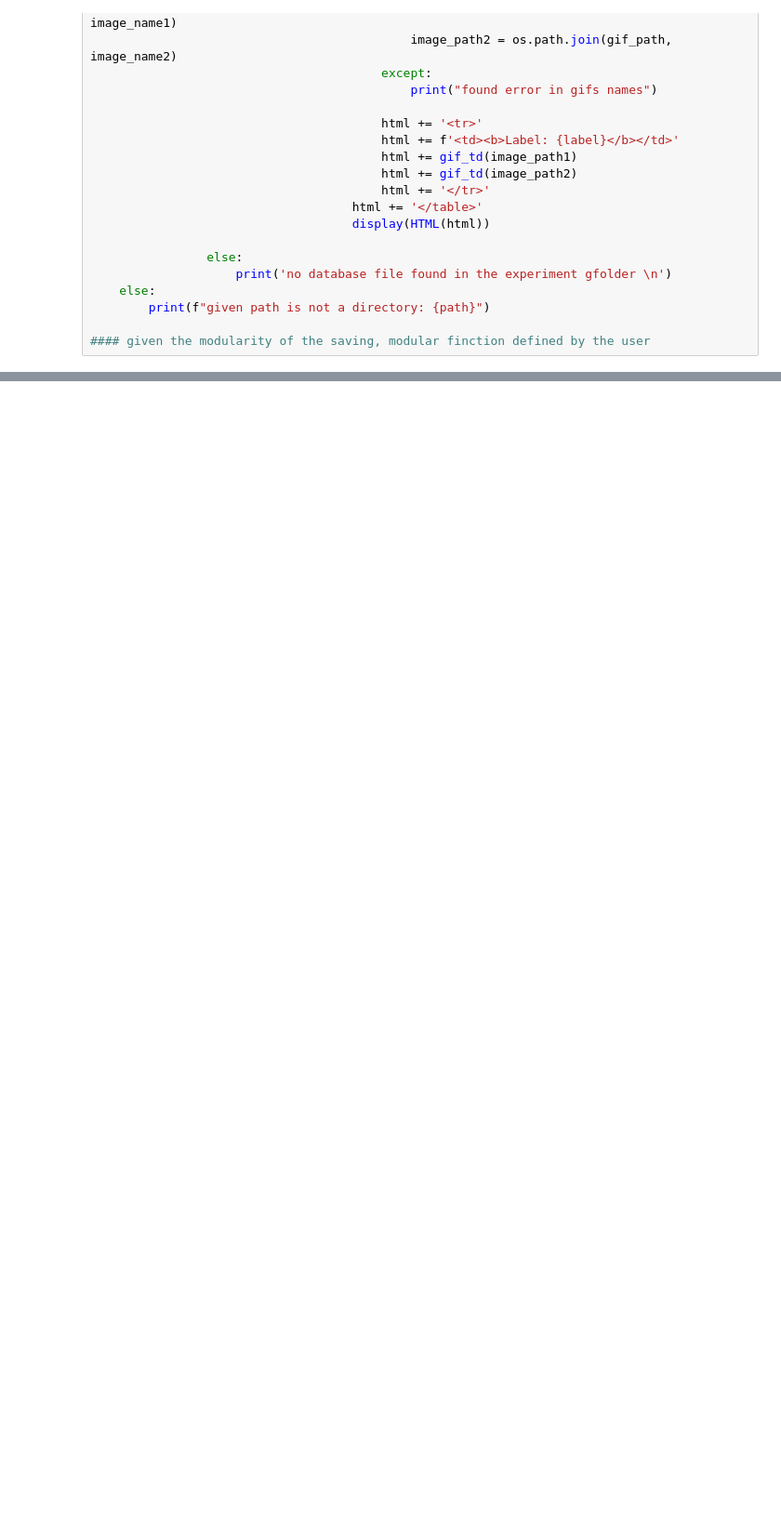
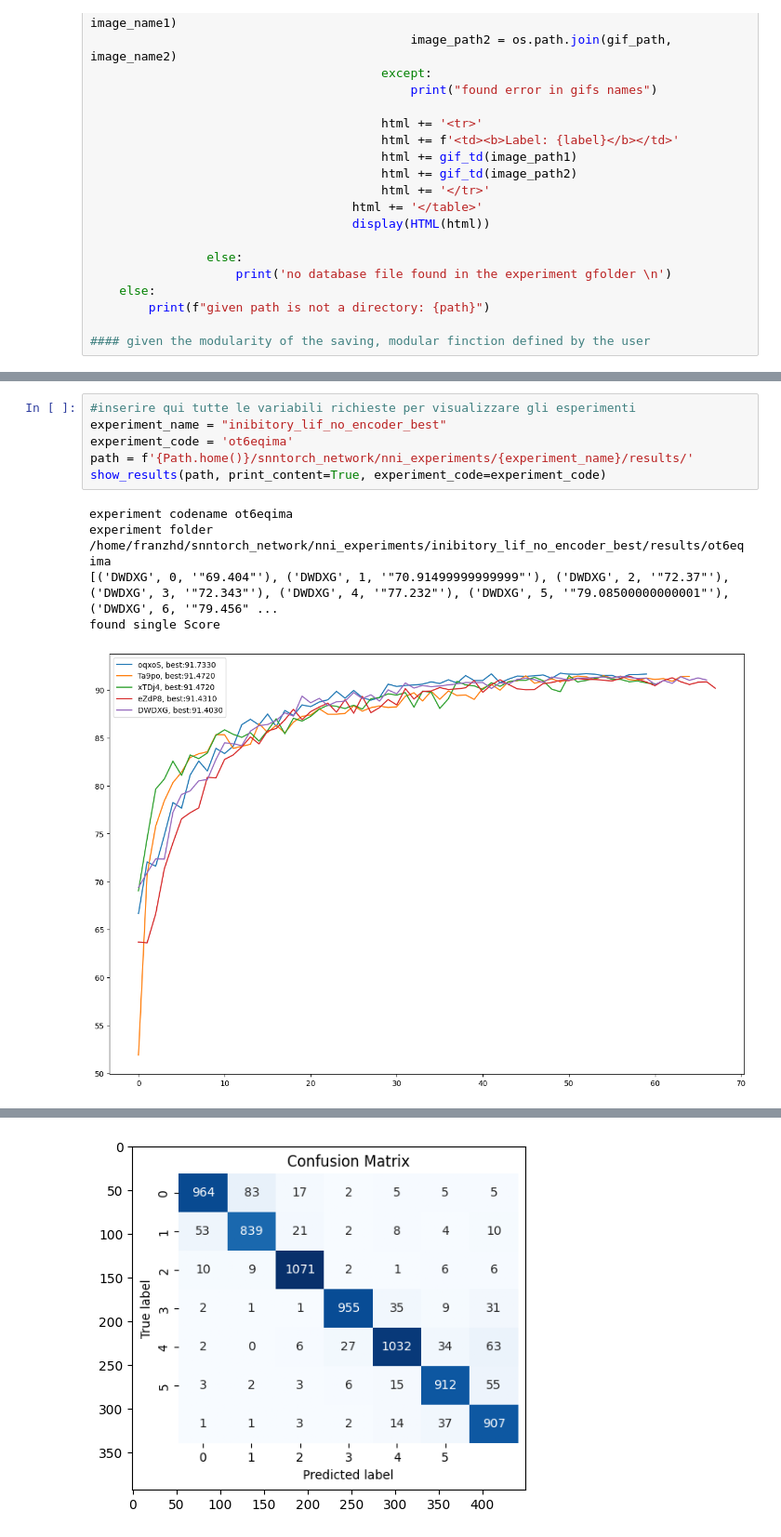
Before and after one commit to franzhd/snntorch_network, a Jupyter notebook: notebook/experiment_visualizer.ipynb, the cells around one changed output, grey strips where cells are left out. Shown at 93% size. Cells and saved outputs as stored; diff of their text form; blank space fills up the shorter version.

```diff
--- a/notebook/experiment_visualizer.ipynb
+++ b/notebook/experiment_visualizer.ipynb
@@ -284,0 +320,12 @@ def show_results(path, experiment_code=None, print_content=False):
+# %%
+#inserire qui tutte le variabili richieste per visualizzare gli esperimenti
+experiment_name = "inibitory_lif_no_encoder_best"
+experiment_code = 'ot6eqima'
+path = f'{Path.home()}/snntorch_network/nni_experiments/{experiment_name}/results/'
+show_results(path, print_content=True, experiment_code=experiment_code)
+# %% [output]
+experiment codename ot6eqima
+experiment folder /home/franzhd/snntorch_network/nni_experiments/inibitory_lif_no_encoder_best/results/ot6eqima
+[('DWDXG', 0, '"69.404"'), ('DWDXG', 1, '"70.91499999999999"'), ('DWDXG', 2, '"72.37"'), ('DWDXG', 3, '"72.343"'), ('DWDXG', 4, '"77.232"'), ('DWDXG', 5, '"79.08500000000001"'), ('DWDXG', 6, '"79.456" ...
+found single Score
+[figure, added]
@@ -284,0 +346 @@ def show_results(path, experiment_code=None, print_content=False):
+[figure, added]
```
Also changed, not shown: parts of 7 cells of this notebook, 8 other files.
